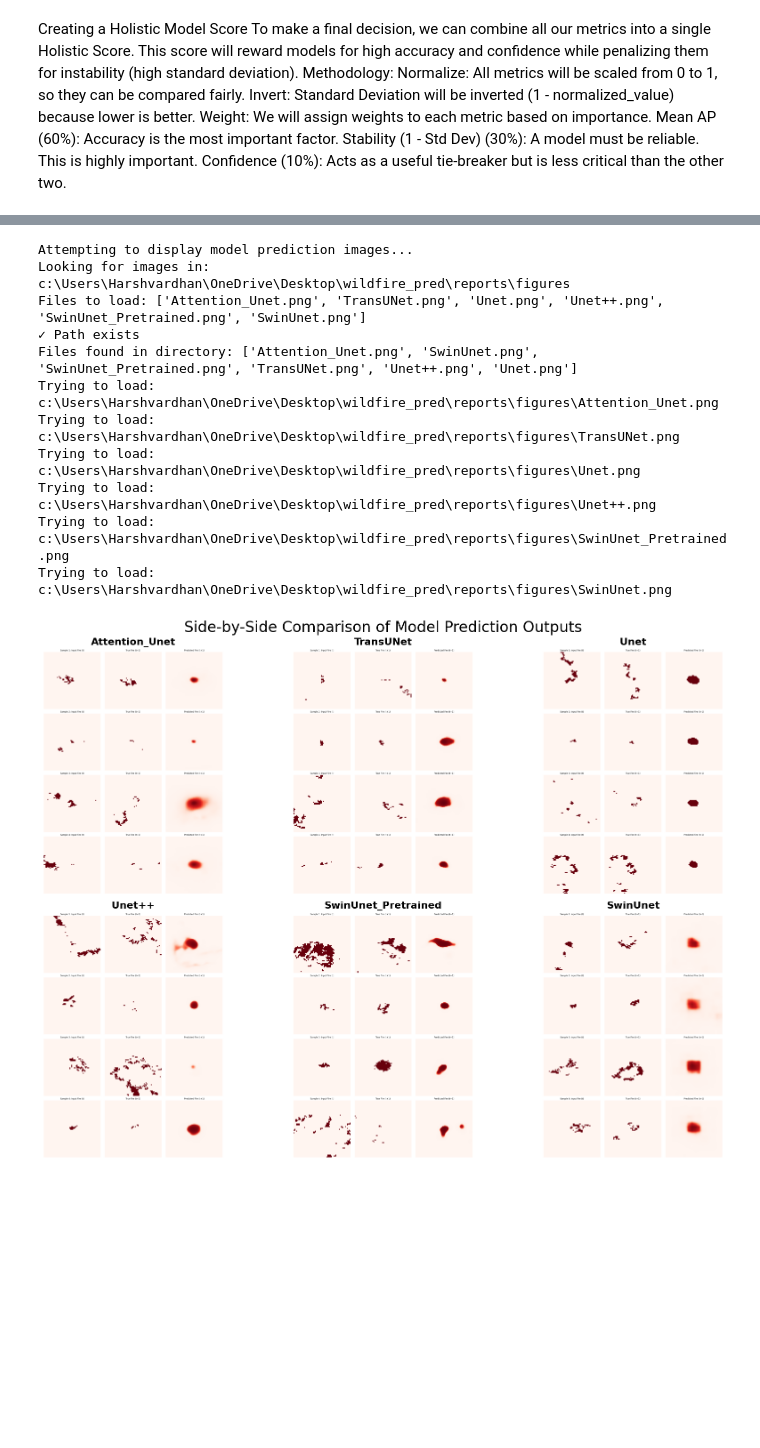
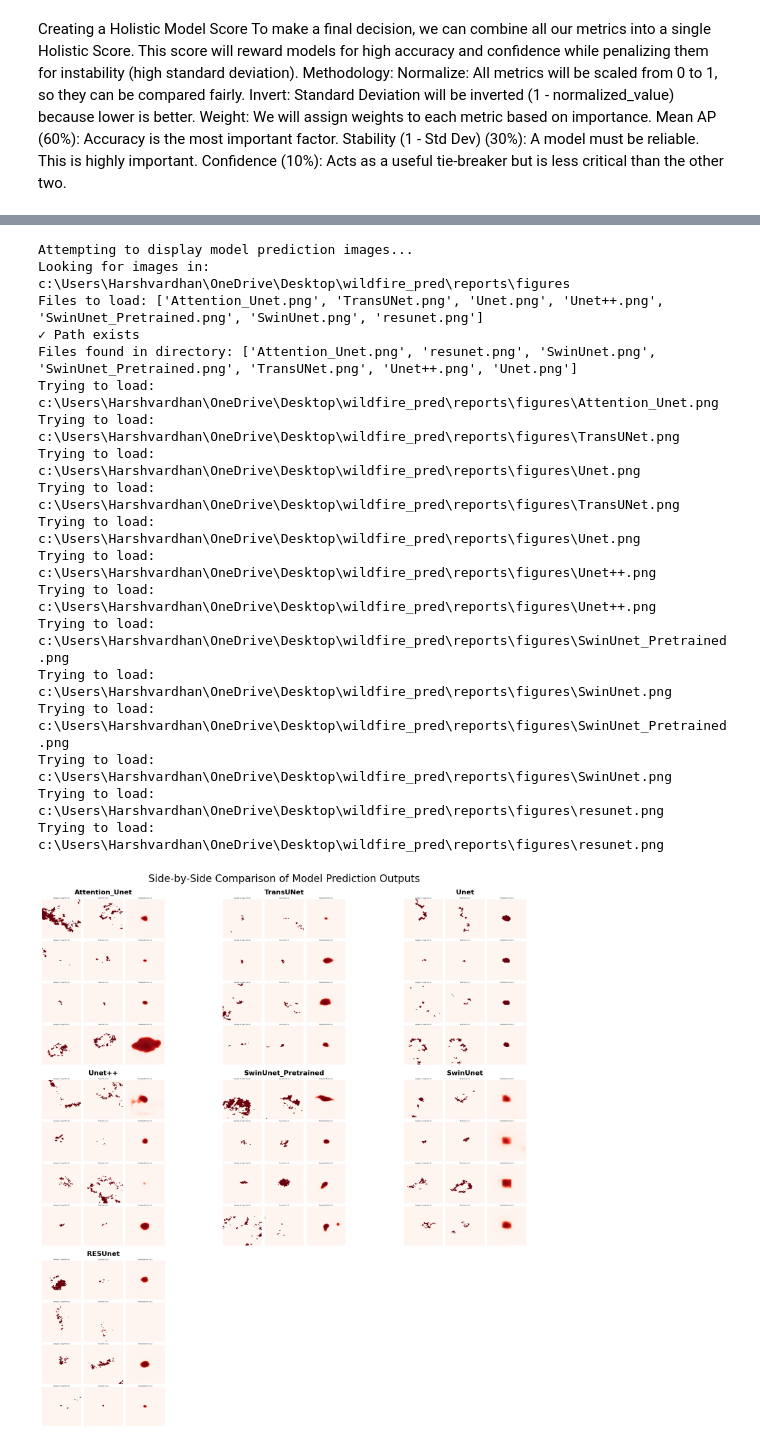
Before and after one commit to HarshavardhanMG/Wildfire_Prediction, a Jupyter notebook: notebooks/05-interpretation.ipynb, the cells around one changed output, grey strips where cells are left out. Saved outputs shown, nothing was run; the diff lists cells and outputs as text; code cells hidden in the pictures; blank space fills up the shorter version.

```diff
--- a/notebooks/05-interpretation.ipynb
+++ b/notebooks/05-interpretation.ipynb
@@ -249,14 +249,15 @@ import os
 # Use absolute path to ensure it works
 image_path = r'c:\Users\Harshvardhan\OneDrive\Desktop\wildfire_pred\reports\figures'
 
-# Updated image files to match actual files in the directory
+# Updated image files to include all models (including RESUnet)
 image_files = [
     'Attention_Unet.png',
-    'TransUNet.png',  # Fixed: was 'TransUNet.png'
+    'TransUNet.png',
     'Unet.png',
     'Unet++.png',
     'SwinUnet_Pretrained.png',
-    'SwinUnet.png'
+    'SwinUnet.png',
+    'resunet.png'  # Fixed: use actual filename found in directory
 ]
 
 # --- Function to Display Images Side-by-Side ---
@@ -275,7 +276,10 @@ def display_model_predictions(image_files, image_path='.'):
     rows = math.ceil(num_images / cols)
 
     fig, axes = plt.subplots(rows, cols, figsize=(18, 6 * rows))
-    axes = axes.flatten()  # Flatten the 2D array of axes for easy iteration
+    if num_images == 1:
+        axes = [axes]  # Handle single subplot case
+    else:
+        axes = axes.flatten()  # Flatten the 2D array of axes for easy iteration
 
     for i, file_name in enumerate(image_files):
         try:
@@ -288,6 +292,9 @@ def display_model_predictions(image_files, image_path='.'):
             ax.imshow(img)
             # Use the file name (without extension) as the title
             model_name = os.path.splitext(file_name)[0]
+            # Make RESUnet title consistent with others
+            if model_name.lower() == 'resunet':
+                model_name = 'RESUnet'
             ax.set_title(model_name, fontsize=16, fontweight='bold')
             ax.axis('off')  # Hide the axes
         except FileNotFoundError:
@@ -309,34 +316,41 @@ def display_model_predictions(image_files, image_path='.'):
 
     plt.tight_layout()
     plt.suptitle('Side-by-Side Comparison of Model Prediction Outputs', fontsize=24, y=1.02)
     plt.show()
 
 # --- Run the display function ---
 print("Attempting to display model prediction images...")
 print(f"Looking for images in: {image_path}")
 print(f"Files to load: {image_files}")
 
 # Check if path exists
 if os.path.exists(image_path):
     print("✓ Path exists")
     # List actual files in the directory
     actual_files = os.listdir(image_path)
     print(f"Files found in directory: {actual_files}")
 else:
     print("✗ Path does not exist")
 
-# Fixed: Uncommented the function call to actually display the images
+# Display the images
 display_model_predictions(image_files, image_path)
 # %% [output]
 Attempting to display model prediction images...
 Looking for images in: c:\Users\Harshvardhan\OneDrive\Desktop\wildfire_pred\reports\figures
-Files to load: ['Attention_Unet.png', 'TransUNet.png', 'Unet.png', 'Unet++.png', 'SwinUnet_Pretrained.png', 'SwinUnet.png']
+Files to load: ['Attention_Unet.png', 'TransUNet.png', 'Unet.png', 'Unet++.png', 'SwinUnet_Pretrained.png', 'SwinUnet.png', 'resunet.png']
 ✓ Path exists
-Files found in directory: ['Attention_Unet.png', 'SwinUnet.png', 'SwinUnet_Pretrained.png', 'TransUNet.png', 'Unet++.png', 'Unet.png']
+Files found in directory: ['Attention_Unet.png', 'resunet.png', 'SwinUnet.png', 'SwinUnet_Pretrained.png', 'TransUNet.png', 'Unet++.png', 'Unet.png']
 Trying to load: c:\Users\Harshvardhan\OneDrive\Desktop\wildfire_pred\reports\figures\Attention_Unet.png
 Trying to load: c:\Users\Harshvardhan\OneDrive\Desktop\wildfire_pred\reports\figures\TransUNet.png
 Trying to load: c:\Users\Harshvardhan\OneDrive\Desktop\wildfire_pred\reports\figures\Unet.png
+Trying to load: c:\Users\Harshvardhan\OneDrive\Desktop\wildfire_pred\reports\figures\TransUNet.png
+Trying to load: c:\Users\Harshvardhan\OneDrive\Desktop\wildfire_pred\reports\figures\Unet.png
+Trying to load: c:\Users\Harshvardhan\OneDrive\Desktop\wildfire_pred\reports\figures\Unet++.png
 Trying to load: c:\Users\Harshvardhan\OneDrive\Desktop\wildfire_pred\reports\figures\Unet++.png
 Trying to load: c:\Users\Harshvardhan\OneDrive\Desktop\wildfire_pred\reports\figures\SwinUnet_Pretrained.png
 Trying to load: c:\Users\Harshvardhan\OneDrive\Desktop\wildfire_pred\reports\figures\SwinUnet.png
+Trying to load: c:\Users\Harshvardhan\OneDrive\Desktop\wildfire_pred\reports\figures\SwinUnet_Pretrained.png
+Trying to load: c:\Users\Harshvardhan\OneDrive\Desktop\wildfire_pred\reports\figures\SwinUnet.png
+Trying to load: c:\Users\Harshvardhan\OneDrive\Desktop\wildfire_pred\reports\figures\resunet.png
+Trying to load: c:\Users\Harshvardhan\OneDrive\Desktop\wildfire_pred\reports\figures\resunet.png
-[figure, old version]
+[figure, new version]
```
Also changed, not shown: parts of 1 cell of this notebook, 5 other files.
